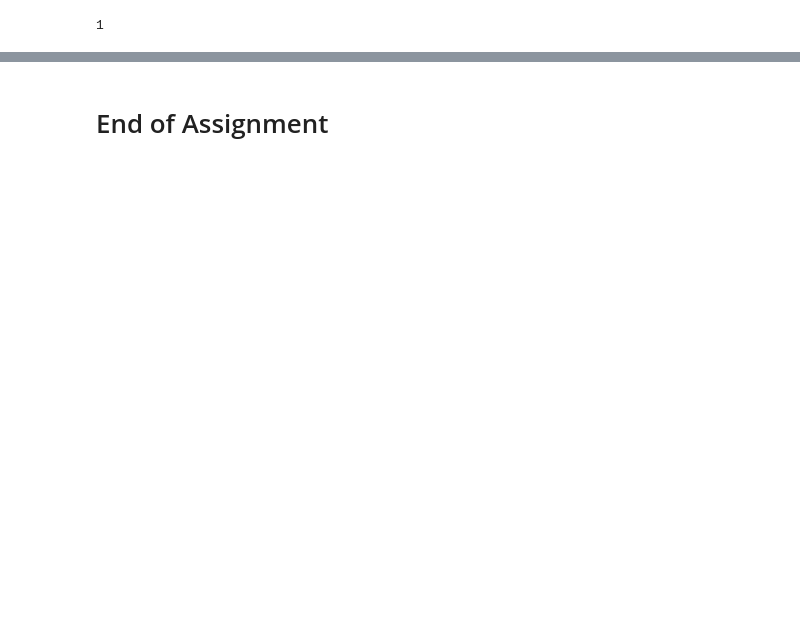
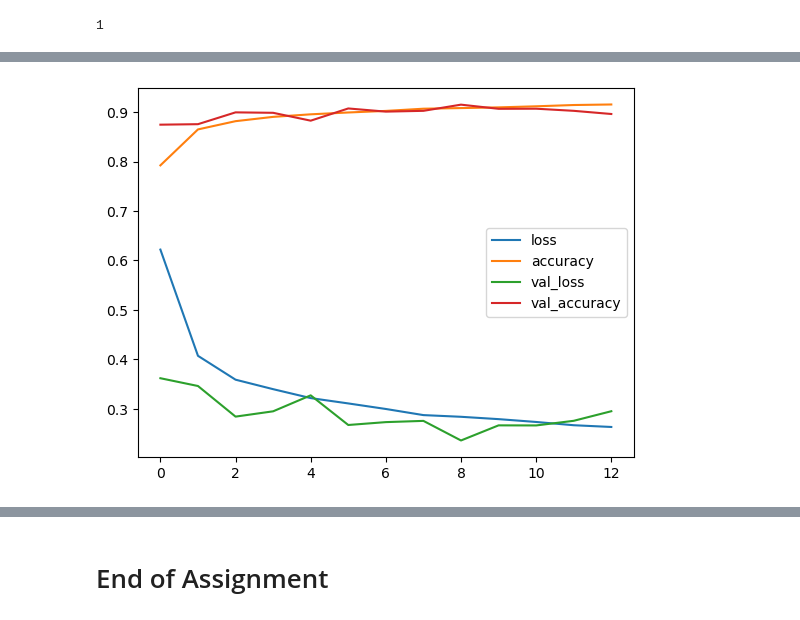
Before and after one commit to HasanDnr/DL_assigment_2, a Jupyter notebook: DL-Assignment-2 (Image Classification with CNN)-Student.ipynb, the cells around one changed output, grey strips where cells are left out. Drawn from its saved outputs; the diff is of its cells as text; code cells hidden in the pictures; blank space fills up the shorter version.

```diff
--- a/DL-Assignment-2 (Image Classification with CNN)-Student.ipynb
+++ b/DL-Assignment-2 (Image Classification with CNN)-Student.ipynb
@@ -437,0 +471,39 @@ y_pred
+# %%
+model2 = Sequential()
+
+model2.add(Conv2D(filters=28, kernel_size=(3, 3), input_shape=(28, 28, 1), activation='relu'))
+
+model2.add(BatchNormalization())
+model2.add(MaxPool2D(pool_size=(2, 2), strides = (1,1)))
+model2.add(Dropout(0.5))
+model2.add(BatchNormalization())
+model2.add(Conv2D(filters=64, kernel_size=(3, 3), activation='relu'))
+model2.add(BatchNormalization())
+model2.add(MaxPool2D(pool_size=(2, 2), strides = (1,1)))
+model2.add(Dropout(0.5))
+model2.add(BatchNormalization())
+model2.add(Conv2D(filters=256, kernel_size=(3, 3), activation='relu'))
+model2.add(BatchNormalization())
+model2.add(MaxPool2D(pool_size=(2, 2), strides = (1,1)))
+model2.add(Dropout(0.5))
+
+model2.add(Flatten())
+model2.add(Dense(128, activation='relu'))
+model2.add(BatchNormalization())
+model2.add(Dropout(0.5))
+model2.add(Dense(64, activation='relu'))
+model2.add(BatchNormalization())
+model2.add(Dropout(0.5))
+model2.add(Dense(10, activation='softmax'))
+
+model2.compile(loss='categorical_crossentropy', optimizer='rmsprop', metrics=['accuracy'])
+# %%
+model2.fit(
+    X_train,
+    Y_train,
+    batch_size=32,
+    epochs=20,
+    validation_data=(X_test, Y_test),
+    callbacks=[early_stop],
+    verbose = 1
+)
@@ -437,0 +529,3 @@ y_pred
+# %%
+loss1_df = pd.DataFrame(model2.history.history)
+loss1_df.tail()
@@ -437,0 +539,4 @@ y_pred
+# %%
+loss1_df.plot();
+# %% [output]
+[figure, added]
```
Also changed, not shown: parts of 67 cells of this notebook.
